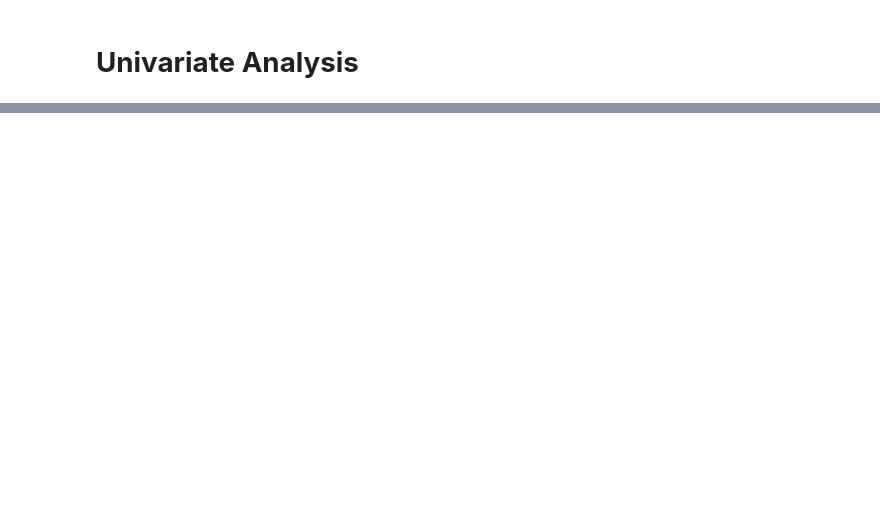
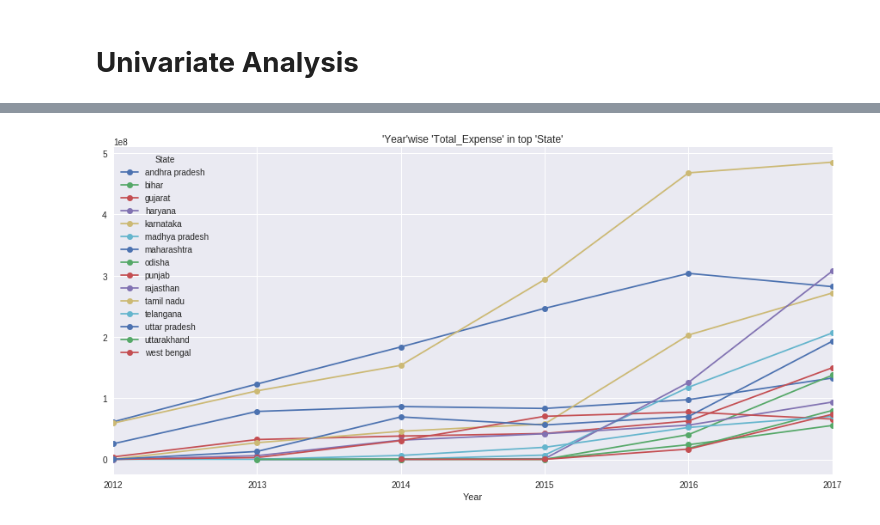
Before and after one commit to tripidhoble/Hackathon-Projects, a Jupyter notebook: MFC_Capstone.ipynb, the cells around one changed output, grey strips where cells are left out. Drawn from its saved outputs; the diff is of its cells as text; code cells hidden in the pictures; blank space fills up the shorter version.

```diff
--- a/MFC_Capstone.ipynb
+++ b/MFC_Capstone.ipynb
@@ -323,21 +381,23 @@ plot_CountPlot(master_df,'State')
 # %%
-def get_top_values(dataset,col):
+def get_top_values(dataset,col,min_percentage):
     filtered_df = dataset[col].value_counts()
     filtered_df=filtered_df.reset_index()
     filtered_df[col] = (filtered_df[col]/sum(filtered_df[col]))*100
     filtered_df = filtered_df.sort_values(col)
-    filtered_df = filtered_df[filtered_df[col]>1]
+    filtered_df = filtered_df[filtered_df[col]>min_percentage]
     top_values  = filtered_df['index'].tolist()
     top_values_df = dataset[dataset[col].isin(top_values)]
     return top_values_df, top_values
 
 def plot_TimeSeries(dataset, time_col, cat_col, num_col):
     fig, ax = plt.subplots(figsize=(15,7))
     plt.title("'{}'wise '{}' in top '{}'".format(time_col, num_col, cat_col))
     dataset.groupby([time_col,cat_col])[num_col].sum().unstack().plot(ax=ax,marker='o')
 
-top_state_df, top_state = get_top_values(master_df, 'State')
+top_state_df, top_state = get_top_values(master_df, 'State',1)
 plot_TimeSeries(top_state_df,'Year','State','Total_Expense')
+# %% [output]
+[figure, added]
 # %%
 print("columns from invoice_df: ",set(master_df.columns) & set(invoice_df.columns))
 print("columns from customer_df: ",set(master_df.columns) & set(customer_df.columns))
```
Also changed, not shown: parts of 16 cells of this notebook.
